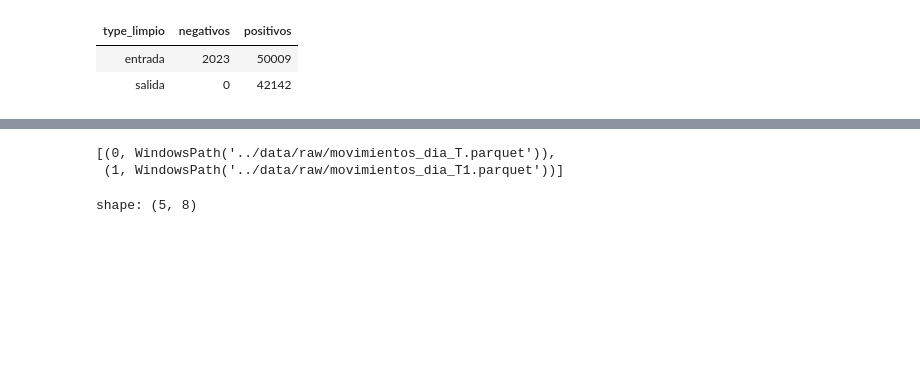
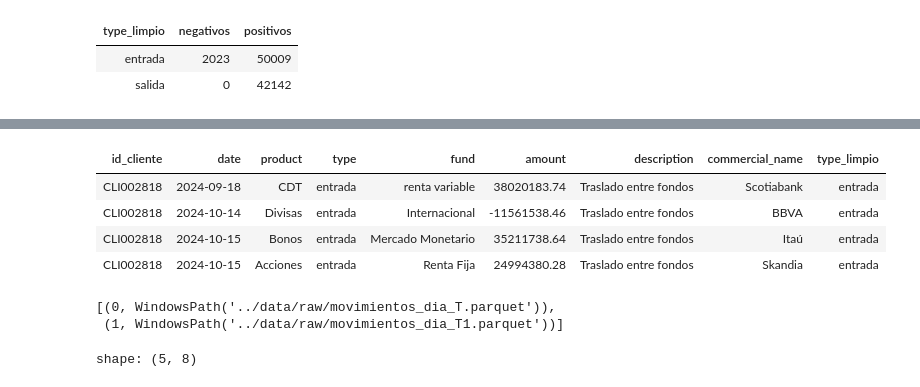
Before and after one commit to alexandergenes/tyba-pipeline, a Jupyter notebook: notebooks/exploracion.ipynb, the cells around one changed output, grey strips where cells are left out. Cells and saved outputs as stored; diff of their text form; code cells hidden in the pictures; blank space fills up the shorter version.

```diff
--- a/notebooks/exploracion.ipynb
+++ b/notebooks/exploracion.ipynb
@@ -507,3 +546,16 @@ WHERE type_limpio = 'entrada' AND amount < 0
+# %%
+%%sql
+SELECT *,
+  CASE WHEN LOWER(TRIM(type)) IN ('entrada','in') THEN 'entrada' ELSE 'salida' END AS type_limpio
+FROM  t1
+WHERE id_cliente = 'CLI002818' AND description='Traslado entre fondos'
+ORDER BY date
+# %% [output]
+| id_cliente | date | product | type | fund | amount | description | commercial_name | type_limpio |
+| CLI002818 | 2024-09-18 | CDT | entrada | renta variable | 38020183.74 | Traslado entre fondos | Scotiabank | entrada |
+| CLI002818 | 2024-10-14 | Divisas | entrada | Internacional | -11561538.46 | Traslado entre fondos | BBVA | entrada |
+| CLI002818 | 2024-10-15 | Bonos | entrada | Mercado Monetario | 35211738.64 | Traslado entre fondos | Itaú | entrada |
+| CLI002818 | 2024-10-15 | Acciones | entrada | Renta Fija | 24994380.28 | Traslado entre fondos | Skandia | entrada |
 # %%
 import sys
 import polars as pl
```
Also changed, not shown: parts of 10 cells of this notebook.
